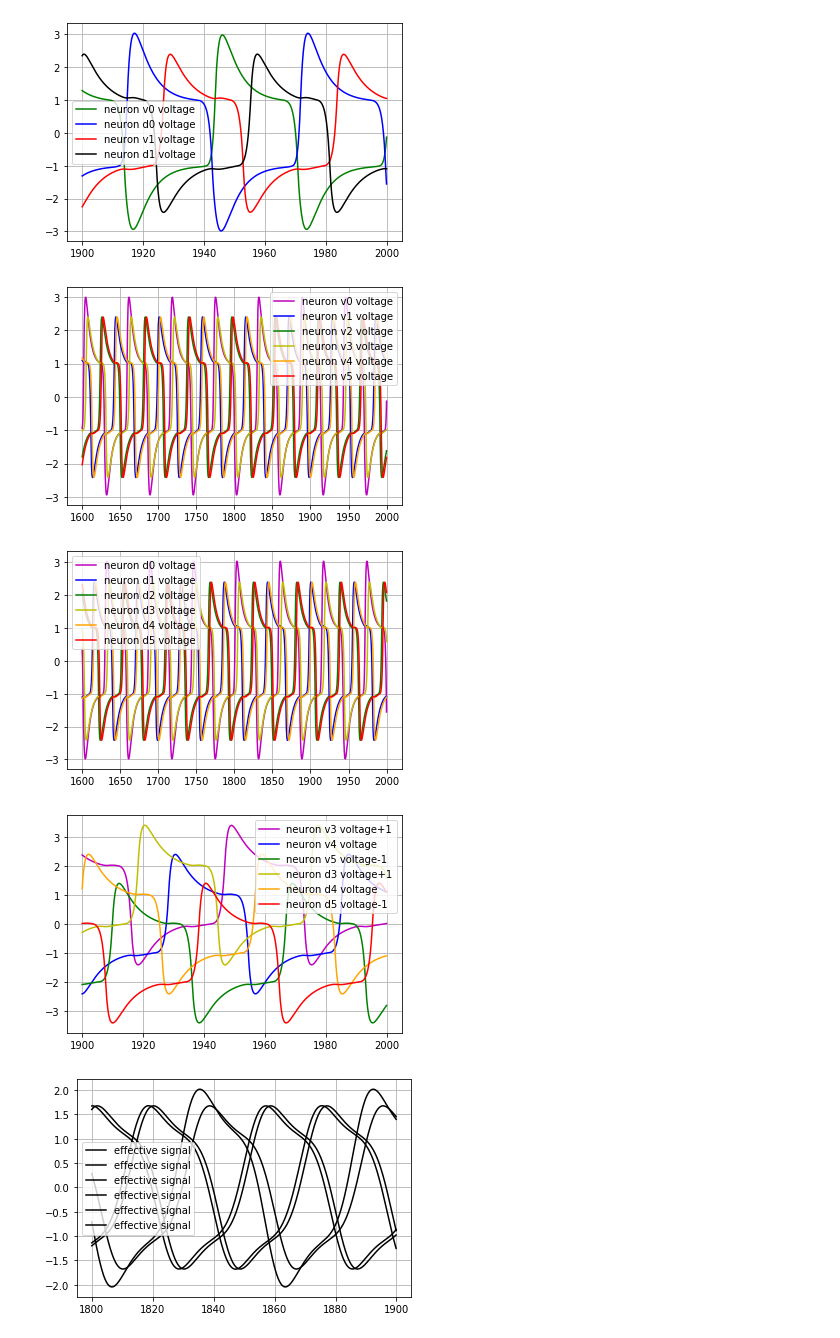
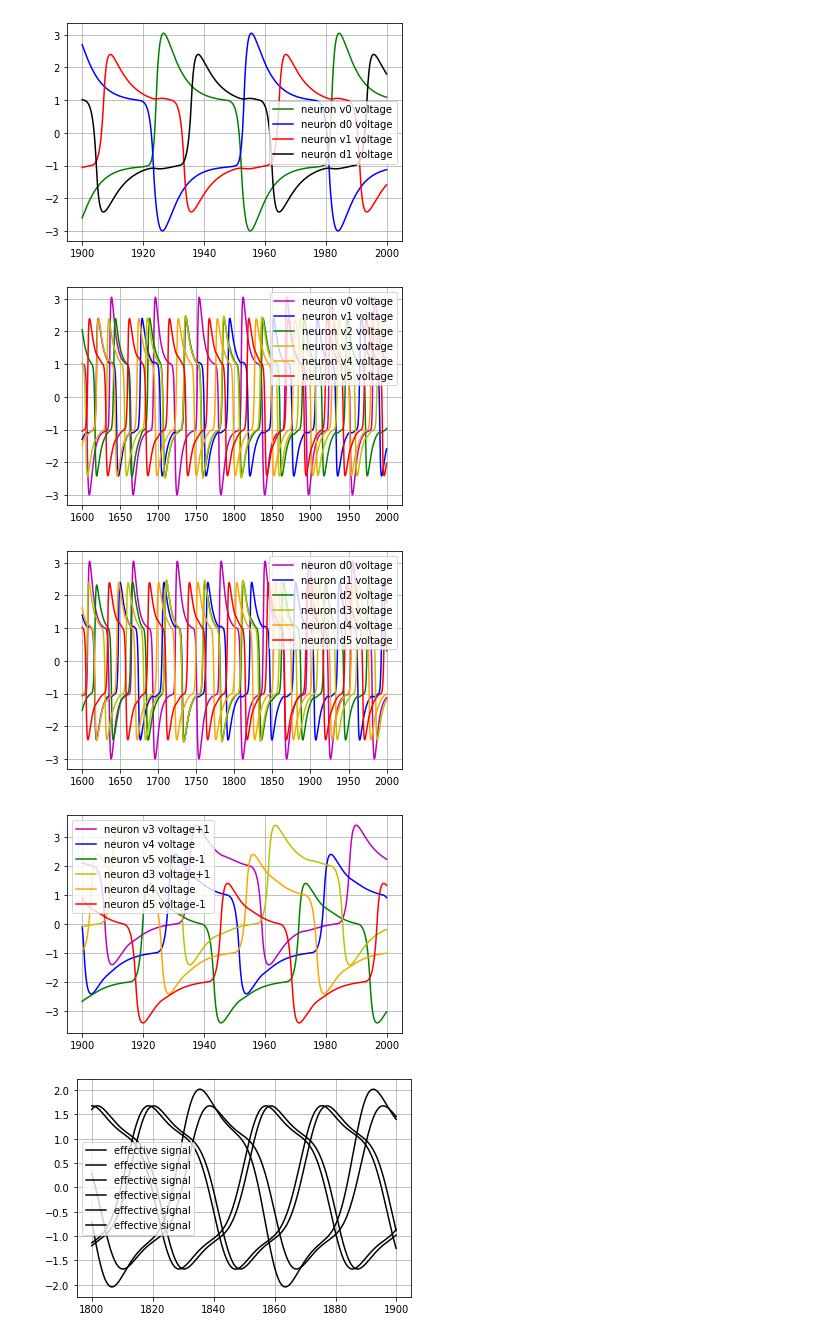
Before and after one commit to asinghvi17/aen, a Jupyter notebook: notebooks/smooth worm-Copy1 (1).ipynb, the cells around one changed output. Cells and saved outputs as stored; diff of their text form; code cells hidden in the pictures.

```diff
--- a/notebooks/smooth worm-Copy1 (1).ipynb
+++ b/notebooks/smooth worm-Copy1 (1).ipynb
@@ -75,28 +75,28 @@ def FHND(v, t):
 
 
     #
-    dvdt=[f(vx0)- vy0+ Dhead*0.9*dx0                  + J, e0*(vx0-g*vy0+b0),   # neurons 0 (ventral and dorsal)
+    dvdt=[f(vx0)- vy0+ Dhead*dx0                  + J, e0*(vx0-g*vy0+b0),   # neurons 0 (ventral and dorsal)
           f(dx0)- dy0+ Dhead*vx0                  + J, e0*(dx0-g*dy0+b0),   # coupled by 1-way diffusion
                                                                                     # negative diffusion constant Dhead
                                                                                     # simulated inhibitory synapse
 
-          f(vx1)- vy1+ Drest*0.9*dx1 + Dgap*(vx0-vx1) + J, e1*(vx1-g*vy1+b1),   # neurons 1 (ventral and dorsal)
+          f(vx1)- vy1+ Drest*dx1 + Dgap*(vx0-vx1) + J, e1*(vx1-g*vy1+b1),   # neurons 1 (ventral and dorsal)
           f(dx1)- dy1+ Drest*vx1 + Dgap*(dx0-dx1) + J, e1*(dx1-g*dy1+b1),   # driven by neurons 0 through one-way
                                                                                     # diffusion (selective gap junction)
                                                                                     # Dgap
                                                                                     # Drest simulates inhibitary synapse
                                                                                     # coupling ventral and dorsam neurons 1
 
-          f(vx2)- vy2+ Drest*0.9*dx2 + Dgap*(vx1-vx2) + J, e1*(vx2-g*vy2+b1),   # neurons 2
+          f(vx2)- vy2+ Drest*dx2 + Dgap*(vx1-vx2) + J, e1*(vx2-g*vy2+b1),   # neurons 2
           f(dx2)- dy2+ Drest*vx2 + Dgap*(dx1-dx2) + J, e1*(dx2-g*dy2+b1),
 
-          f(vx3)- vy3+ Drest*0.9*dx3 + Dgap*(vx2-vx3) + J, e1*(vx3-g*vy3+b1),   # neurons 3
+          f(vx3)- vy3+ Drest*dx3 + Dgap*(vx2-vx3) + J, e1*(vx3-g*vy3+b1),   # neurons 3
           f(dx3)- dy3+ Drest*vx3 + Dgap*(dx2-dx3) + J, e1*(dx3-g*dy3+b1),
 
-          f(vx4)- vy4+ Drest*0.9*dx4 + Dgap*(vx3-vx4) + J, e1*(vx4-g*vy4+b1),   # neurons 4
+          f(vx4)- vy4+ Drest*dx4 + Dgap*(vx3-vx4) + J, e1*(vx4-g*vy4+b1),   # neurons 4
           f(dx4)- dy4+ Drest*vx4 + Dgap*(dx3-dx4) + J, e1*(dx4-g*dy4+b1),
 
-          f(vx5)- vy5+ Drest*0.9*dx5 + Dgap*(vx4-vx5) + J, e1*(vx5-g*vy5+b1),   # neurons 5
+          f(vx5)- vy5+ Drest*dx5 + Dgap*(vx4-vx5) + J, e1*(vx5-g*vy5+b1),   # neurons 5
           f(dx5)- dy5+ Drest*vx5 + Dgap*(dx4-dx5) + J, e1*(dx5-g*dy5+b1)]
 
 
@@ -122,37 +122,37 @@ plt.plot(t[16000:20000],(sol[16000:20000,4]), 'b', label='neuron v1 voltage')
 plt.plot(t[16000:20000],(sol[16000:20000,8]), 'g', label='neuron v2 voltage')
 plt.plot(t[16000:20000],(sol[16000:20000,12]), 'y', label='neuron v3 voltage')
 plt.plot(t[16000:20000],(sol[16000:20000,16]), 'orange', label='neuron v4 voltage')
 plt.plot(t[16000:20000],(sol[16000:20000,20]), 'r', label='neuron v5 voltage')
 plt.legend(loc='best')
 plt.grid()
 plt.show()
 
 # dorsal side
 plt.plot(t[16000:20000],(sol[16000:20000,2]), 'm', label='neuron d0 voltage')
 plt.plot(t[16000:20000],(sol[16000:20000,6]), 'b', label='neuron d1 voltage')
 plt.plot(t[16000:20000],(sol[16000:20000,10]), 'g',label='neuron d2 voltage')
 plt.plot(t[16000:20000],(sol[16000:20000,14]), 'y', label='neuron d3 voltage')
 plt.plot(t[16000:20000],(sol[16000:20000,18]), 'orange', label='neuron d4 voltage')
 plt.plot(t[16000:20000],(sol[16000:20000,22]), 'r', label='neuron d5 voltage')
 plt.legend(loc='best')
 plt.grid()
 plt.show()
 
 # last 3 on each side
 plt.plot(t[19000:20000],(sol[19000:20000,12]+1), 'm', label='neuron v3 voltage+1')
 plt.plot(t[19000:20000],(sol[19000:20000,16]), 'b', label='neuron v4 voltage')
 plt.plot(t[19000:20000],(sol[19000:20000,20]-1), 'g', label='neuron v5 voltage-1')
 plt.plot(t[19000:20000],(sol[19000:20000,14]+1), 'y', label='neuron d3 voltage+1')
 plt.plot(t[19000:20000],(sol[19000:20000,18]), 'orange', label='neuron d4 voltage')
 plt.plot(t[19000:20000],(sol[19000:20000,22]-1), 'r', label='neuron d5 voltage-1')
 plt.legend(loc='best')
 plt.grid()
 plt.show()
 # %% [output]
-[figure, old version]
+[figure, new version]
-[figure, old version]
+[figure, new version]
-[figure, old version]
+[figure, new version]
-[figure, old version]
+[figure, new version]
 # %%
 import scipy.ndimage.filters as filt
 effective_signal=np.zeros((20001,24))
```
Also changed, not shown: 8 other files.
